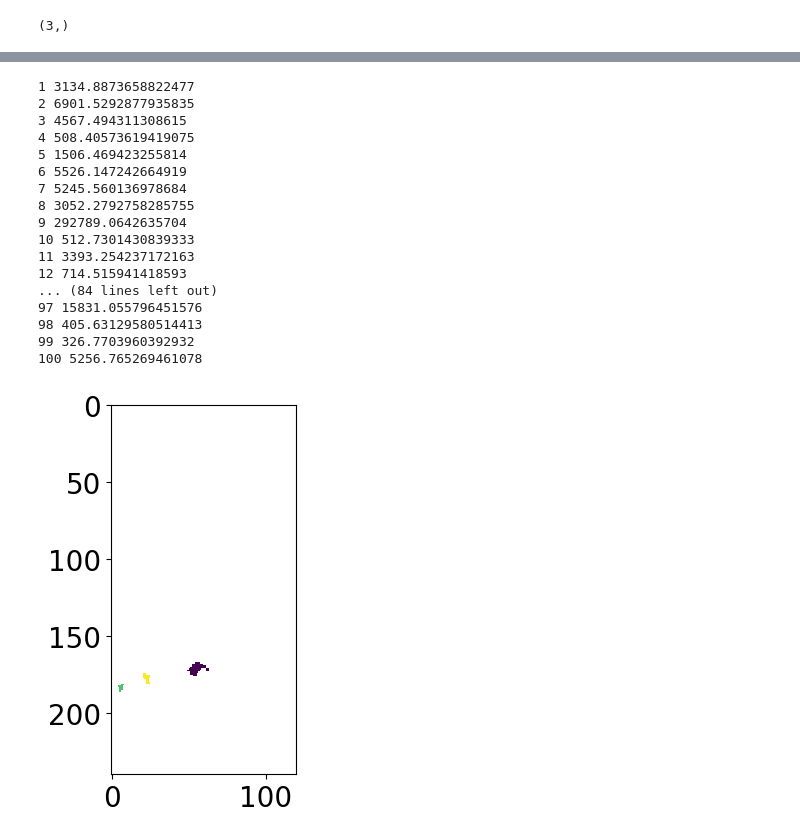
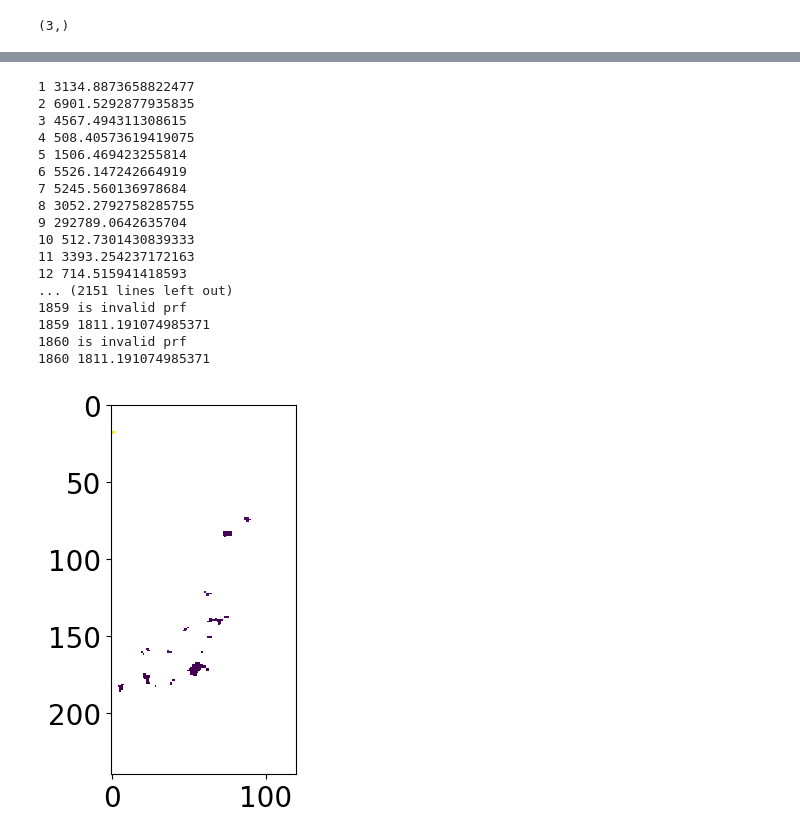
Before and after one commit to HalKiyo/h08_urban, a Jupyter notebook: wsi/pst/ldp_city_grid.ipynb, the cells around one changed output, grey strips where cells are left out. Cells and saved outputs as stored; diff of their text form; code cells hidden in the pictures.

```diff
--- a/wsi/pst/ldp_city_grid.ipynb
+++ b/wsi/pst/ldp_city_grid.ipynb
@@ -75,0 +137,29 @@ plt.show()
+# %%
+import matplotlib.colors as mcolors
+
+cmap = plt.get_cmap('jet_r', 10)  # 10個の離散値
+bounds = np.linspace(0, 1e4, 11)  # 0から100までの範囲を10分割
+norm = mcolors.BoundaryNorm(bounds, cmap.N)
+
+plt.rcParams["font.size"] = 20
+projection = ccrs.PlateCarree(central_longitude=0)
+crs = ccrs.PlateCarree()
+fig, ax = plt.subplots(figsize=(20,10), subplot_kw={'projection': projection})
+ax.set_extent([85, 145, 12, 48], crs=crs)
+img = ax.scatter(
+              tmp[:, 0],
+              tmp[:, 1],
+              c=tmp[:, 2]*365/1000,
+              s=20,
+              cmap= cmap,
+              norm = norm,
+              transform=ccrs.PlateCarree(),
+             )
+ax.add_feature(cfeature.LAND, edgecolor='none', facecolor='#eaeaea')
+ax.add_feature(cfeature.OCEAN, edgecolor='none', facecolor='#d0cfd4')
+ax.add_feature(cfeature.COASTLINE, linewidth=0.1,edgecolor='#d0cfd4')
+ax.add_feature(cfeature.BORDERS, linestyle='-', linewidth=0.5, edgecolor='#d0cfd4')
+ax.gridlines(visible=False)
+cbar = fig.colorbar(img, ax=ax, orientation='horizontal', pad=0.05)
+fig.suptitle('Available surface water in m3 per year per person')
+plt.show()
@@ -129,38 +221,37 @@ for i in range(city_len):
         if np.sum(world[msk == 1]) < 1:
             world[msk == 1] = cmy
 
     print(city_num, cmy)
 
 upperindex, lowerindex, leftindex, rightindex, rgnshape, img_extent = geography(135, 145, 30, 50)
 region = world[upperindex:lowerindex, leftindex:rightindex]
 region_masked = np.ma.masked_where(region==0, region)
 plt.imshow(region_masked)
 plt.show()
 
 # save 1860 array
 cmy_array = np.array(CMY)
 savepath = f'{h08dir}/wsi/dat/cmy/cmy.npy'
 np.save(savepath, cmy_array)
 
-world_array = np.array(world)
 savepath = f'{h08dir}/wsi/dat/cmy/world.npy'
-np.save(savepath, world_array)
+np.save(savepath, world)
 # %% [output]
 1 3134.8873658822477
 2 6901.5292877935835
 3 4567.494311308615
 4 508.40573619419075
 5 1506.469423255814
 6 5526.147242664919
 7 5245.560136978684
 8 3052.2792758285755
 9 292789.0642635704
 10 512.7301430839333
 11 3393.254237172163
 12 714.515941418593
-... (84 lines left out)
-97 15831.055796451576
-98 405.63129580514413
-99 326.7703960392932
-100 5256.765269461078
+... (2151 lines left out)
+1859 is invalid prf
+1859 1811.191074985371
+1860 is invalid prf
+1860 1811.191074985371
-[figure, old version]
+[figure, new version]
```
Also changed, not shown: parts of 10 cells of this notebook.
